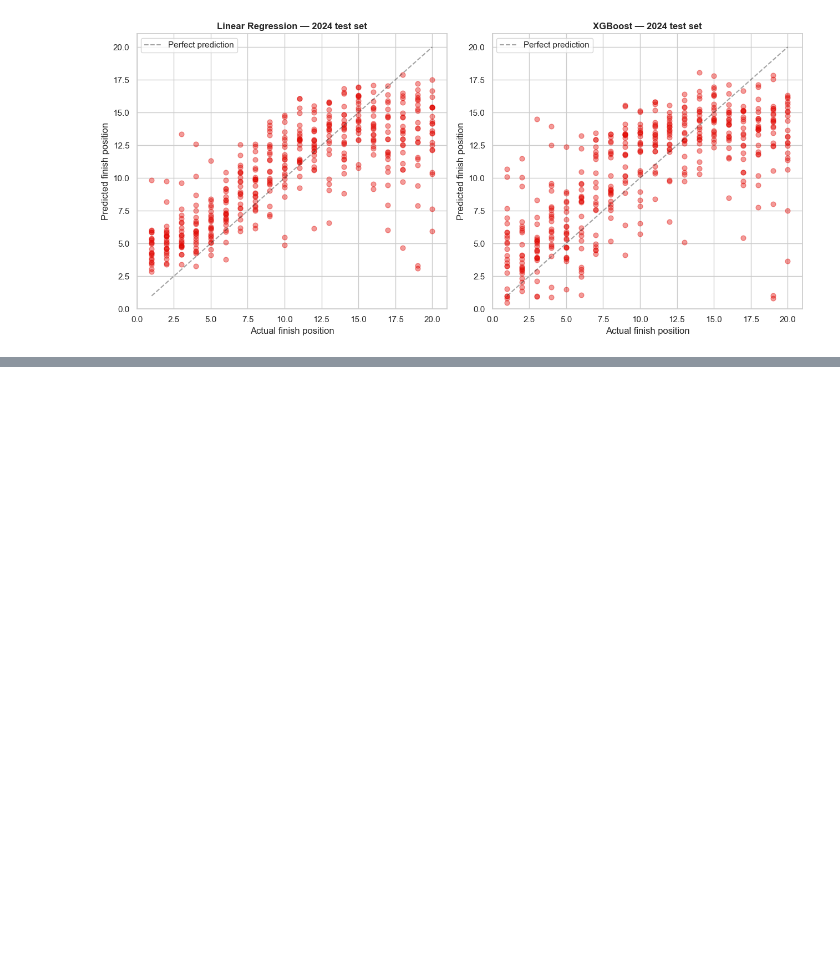
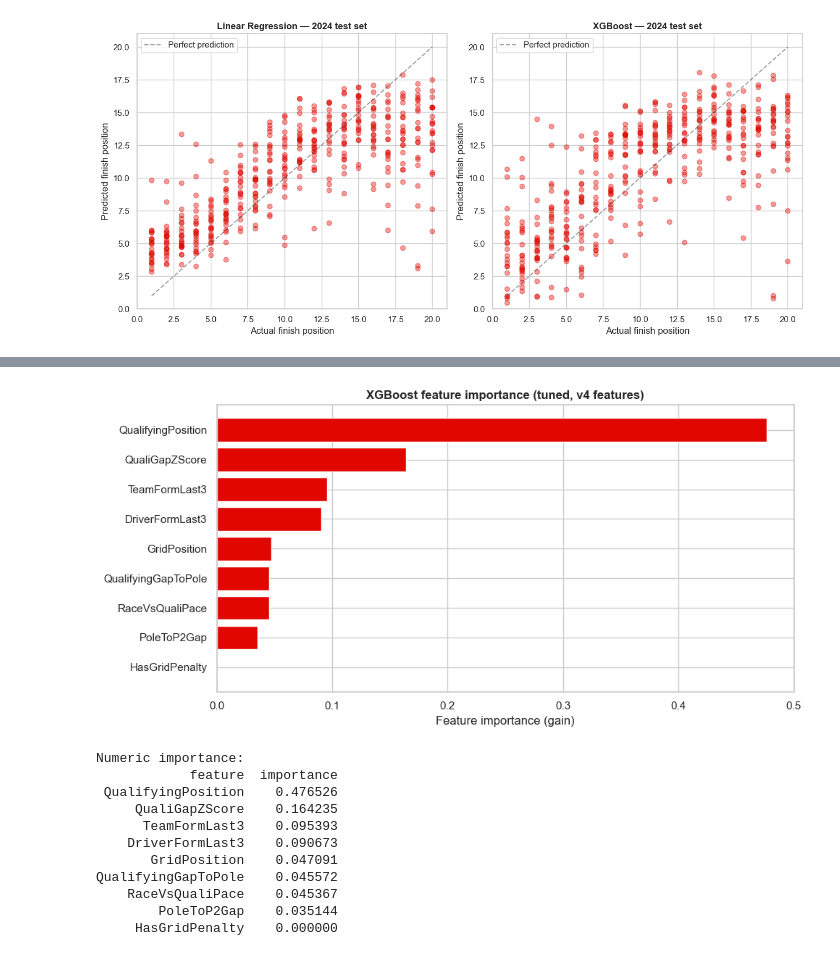
Before and after one commit to Om-Ravindra-Patil/F1-Race-Predictor, a Jupyter notebook: notebooks/04_baseline_models.ipynb, the cells around one changed output, grey strips where cells are left out. Drawn from its saved outputs; the diff is of its cells as text; code cells hidden in the pictures; blank space fills up the shorter version.

Commit message:
Add tuned XGBoost evaluation, feature importance and race accuracy charts

```diff
--- a/notebooks/04_baseline_models.ipynb
+++ b/notebooks/04_baseline_models.ipynb
@@ -455,0 +727,30 @@ plt.show()
+# %%
+# Feature importance from the tuned XGBoost (most informative — it captures non-linear interactions)
+fig, ax = plt.subplots(figsize=(10, 5))
+importances = pd.DataFrame({
+    "feature": features_v4,
+    "importance": xgb_tuned.feature_importances_,
+}).sort_values("importance", ascending=True)
+
+ax.barh(importances["feature"], importances["importance"], color="#E10600")
+ax.set_xlabel("Feature importance (gain)")
+ax.set_title("XGBoost feature importance (tuned, v4 features)", fontsize=12, fontweight="bold")
+plt.tight_layout()
+plt.savefig(PROJECT_ROOT / "notebooks" / "chart_feature_importance.png", dpi=120, bbox_inches="tight")
+plt.show()
+
+print("\nNumeric importance:")
+print(importances.sort_values("importance", ascending=False).to_string(index=False))
+# %% [output]
+[figure, added]
+Numeric importance:
+            feature  importance
+ QualifyingPosition    0.476526
+     QualiGapZScore    0.164235
+      TeamFormLast3    0.095393
+    DriverFormLast3    0.090673
+       GridPosition    0.047091
+QualifyingGapToPole    0.045572
+    RaceVsQualiPace    0.045367
+        PoleToP2Gap    0.035144
+     HasGridPenalty    0.000000
```
Also changed, not shown: parts of 11 cells of this notebook, 3 other files.
